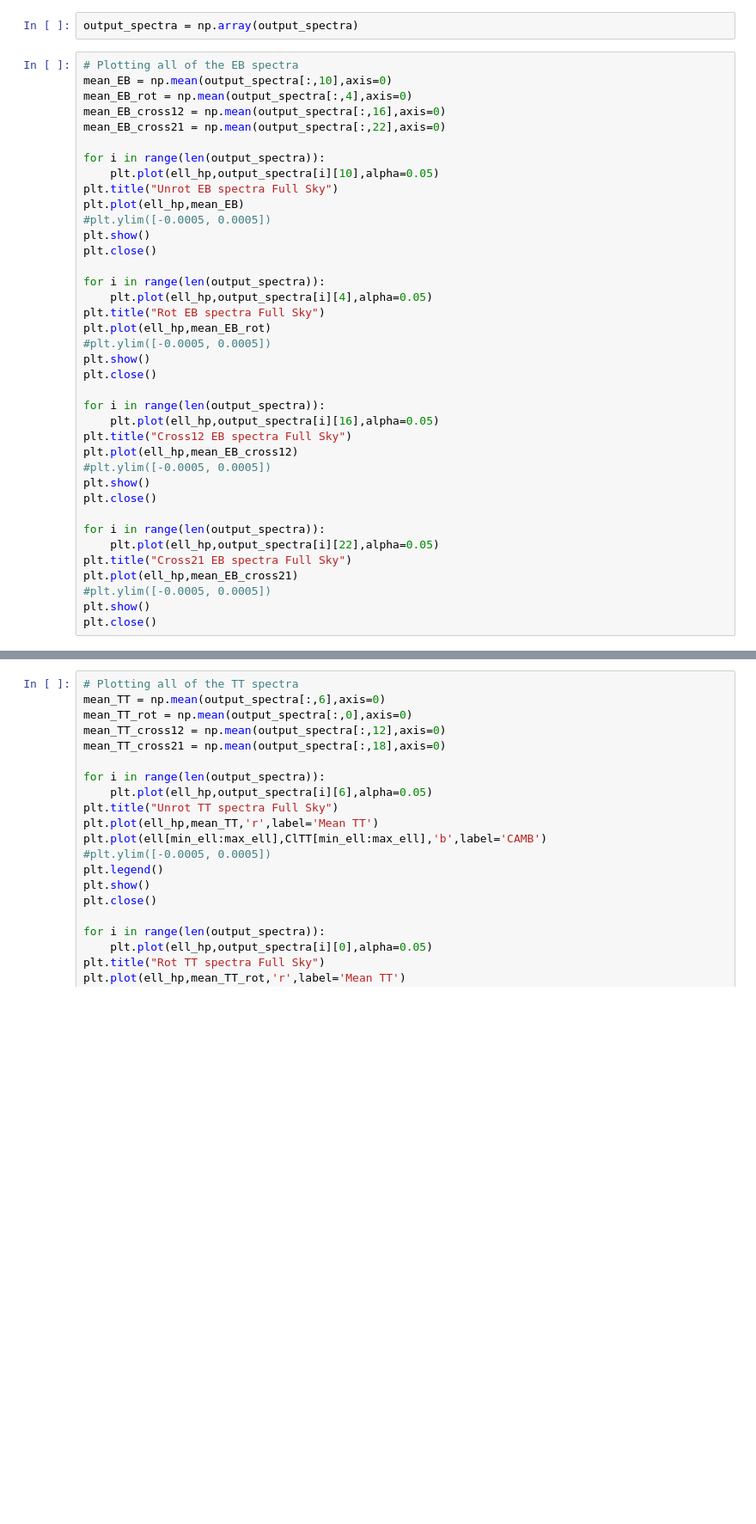
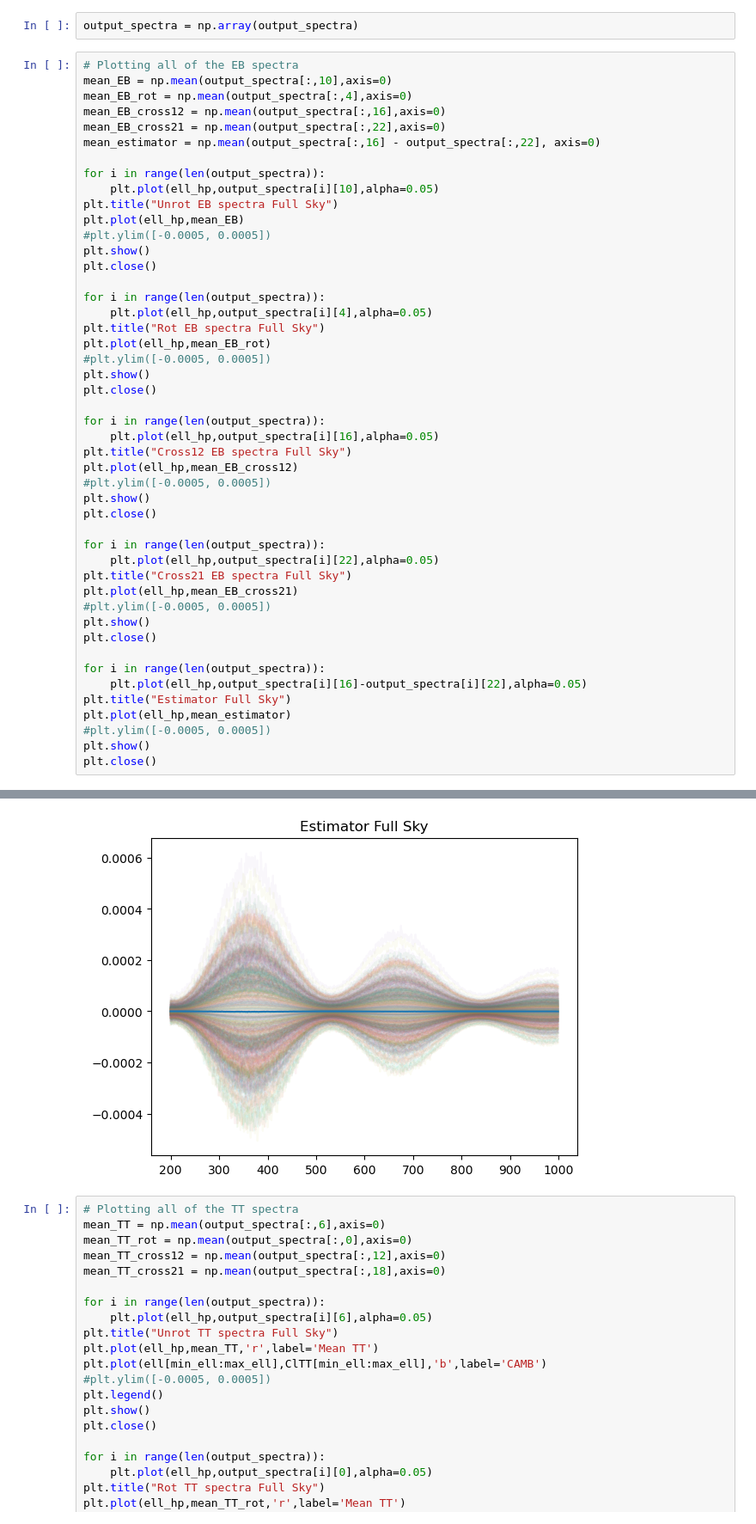
Before and after one commit to zhuber21/act-axion-analysis, a Jupyter notebook: notebooks/healpy_only_mask_test_6_20240315.ipynb, the cells around one changed output, grey strips where cells are left out. Shown at 86% size. Cells and saved outputs as stored; diff of their text form; blank space fills up the shorter version.

```diff
--- a/notebooks/healpy_only_mask_test_6_20240315.ipynb
+++ b/notebooks/healpy_only_mask_test_6_20240315.ipynb
@@ -266,6 +266,7 @@ mean_EB = np.mean(output_spectra[:,10],axis=0)
 mean_EB_rot = np.mean(output_spectra[:,4],axis=0)
 mean_EB_cross12 = np.mean(output_spectra[:,16],axis=0)
 mean_EB_cross21 = np.mean(output_spectra[:,22],axis=0)
+mean_estimator = np.mean(output_spectra[:,16] - output_spectra[:,22], axis=0)
 
 for i in range(len(output_spectra)):
     plt.plot(ell_hp,output_spectra[i][10],alpha=0.05)
@@ -276,33 +277,42 @@ plt.show()
 plt.close()
 
 for i in range(len(output_spectra)):
     plt.plot(ell_hp,output_spectra[i][4],alpha=0.05)
 plt.title("Rot EB spectra Full Sky")
 plt.plot(ell_hp,mean_EB_rot)
 #plt.ylim([-0.0005, 0.0005])
 plt.show()
 plt.close()
 
 for i in range(len(output_spectra)):
     plt.plot(ell_hp,output_spectra[i][16],alpha=0.05)
 plt.title("Cross12 EB spectra Full Sky")
 plt.plot(ell_hp,mean_EB_cross12)
 #plt.ylim([-0.0005, 0.0005])
 plt.show()
 plt.close()
 
 for i in range(len(output_spectra)):
     plt.plot(ell_hp,output_spectra[i][22],alpha=0.05)
 plt.title("Cross21 EB spectra Full Sky")
 plt.plot(ell_hp,mean_EB_cross21)
 #plt.ylim([-0.0005, 0.0005])
 plt.show()
 plt.close()
+
+for i in range(len(output_spectra)):
+    plt.plot(ell_hp,output_spectra[i][16]-output_spectra[i][22],alpha=0.05)
+plt.title("Estimator Full Sky")
+plt.plot(ell_hp,mean_estimator)
+#plt.ylim([-0.0005, 0.0005])
+plt.show()
+plt.close()
 # %% [output]
 [figure]
 [figure]
 [figure]
 [figure]
+[figure, added]
 # %%
 # Plotting all of the TT spectra
 mean_TT = np.mean(output_spectra[:,6],axis=0)
```
Also changed, not shown: parts of 1 cell of this notebook.
